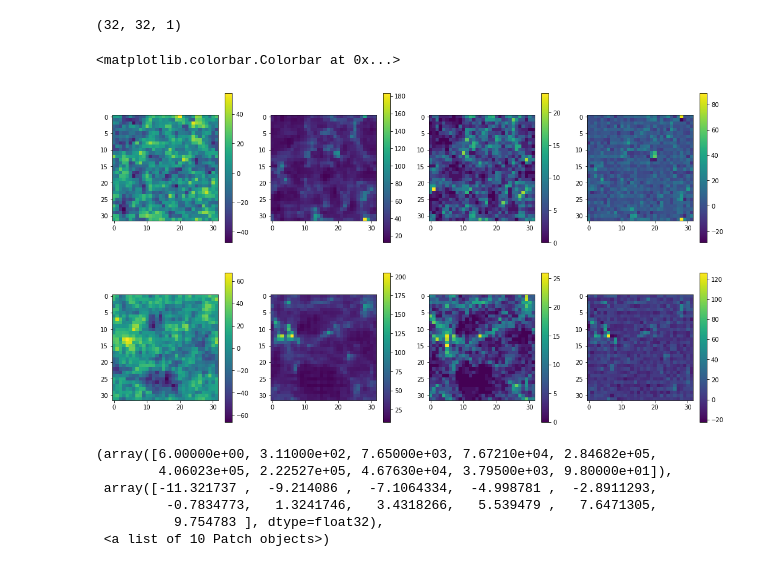
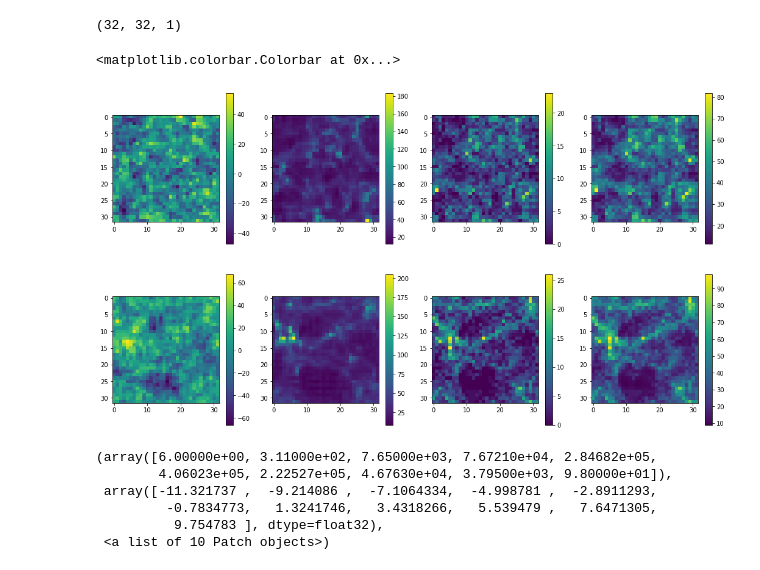
Before and after one commit to EiffL/invertible_mappings, a Jupyter notebook: notebooks/CM/Inverse_stability-ZA3D-sampling-glow.ipynb, the cells around one changed output. Saved outputs shown, nothing was run; the diff lists cells and outputs as text; code cells hidden in the pictures.

```diff
--- a/notebooks/CM/Inverse_stability-ZA3D-sampling-glow.ipynb
+++ b/notebooks/CM/Inverse_stability-ZA3D-sampling-glow.ipynb
@@ -153,5 +164,5 @@ l
 # %%
 z = glow.inverse(tf.expand_dims(yy, -1))
 # %%
-sess.run(loss, feed_dict={xx:x, yy:y*0., lr:0.0001})
+sess.run(loss, feed_dict={xx:x, yy:y, lr:0.0001})
 # %% [output]
@@ -161,7 +169,0 @@ imshow()
-# %%
-
-inds = np.random.randint(0, data_size, batch_size)
-x = fins[inds]
-y = finsample[inds]
-# %%
-l = sess.run(loss, feed_dict={xx:x, yy:y, lr:0.0001})
@@ -172,3 +169,0 @@ nan
-# %%
-
-l,_= sess.run([loss, train_op], feed_dict={xx:x, yy:y, lr:0.0001})
@@ -237,29 +225,29 @@ learn[ii].sum(axis=0).shape
 # %%
 
 fig, ax = plt.subplots(2, 4, figsize = (18, 10))
 ii = 9
 axis = ax[0]
 im = axis[0].imshow(inits[ii].sum(axis=0))
 colorbar(im, ax=axis[0])
 im = axis[1].imshow(fins[ii].sum(axis=0))
 colorbar(im, ax=axis[1])
 im = axis[2].imshow(finsample[ii].sum(axis=0))
 colorbar(im, ax=axis[2])
-im = axis[3].imshow(learnrate[ii].sum(axis=0)[...,0])
+im = axis[3].imshow(learn[ii].sum(axis=0)[...,0])
 colorbar(im, ax=axis[3])
 ii = 10
 axis = ax[1]
 im = axis[0].imshow(inits[ii].sum(axis=0))
 colorbar(im, ax=axis[0])
 im = axis[1].imshow(fins[ii].sum(axis=0))
 colorbar(im, ax=axis[1])
 im = axis[2].imshow(finsample[ii].sum(axis=0))
 colorbar(im, ax=axis[2])
-im = axis[3].imshow(learnrate[ii].sum(axis=0)[...,0])
+im = axis[3].imshow(learn[ii].sum(axis=0)[...,0])
 colorbar(im, ax=axis[3])
 # %% [output]
 <matplotlib.colorbar.Colorbar at 0x...>
-[figure, old version]
+[figure, new version]
 # %%
 hist(inits[inds].flatten())
 # %% [output]
```
Also changed, not shown: parts of 8 cells of this notebook, 2 other files.
